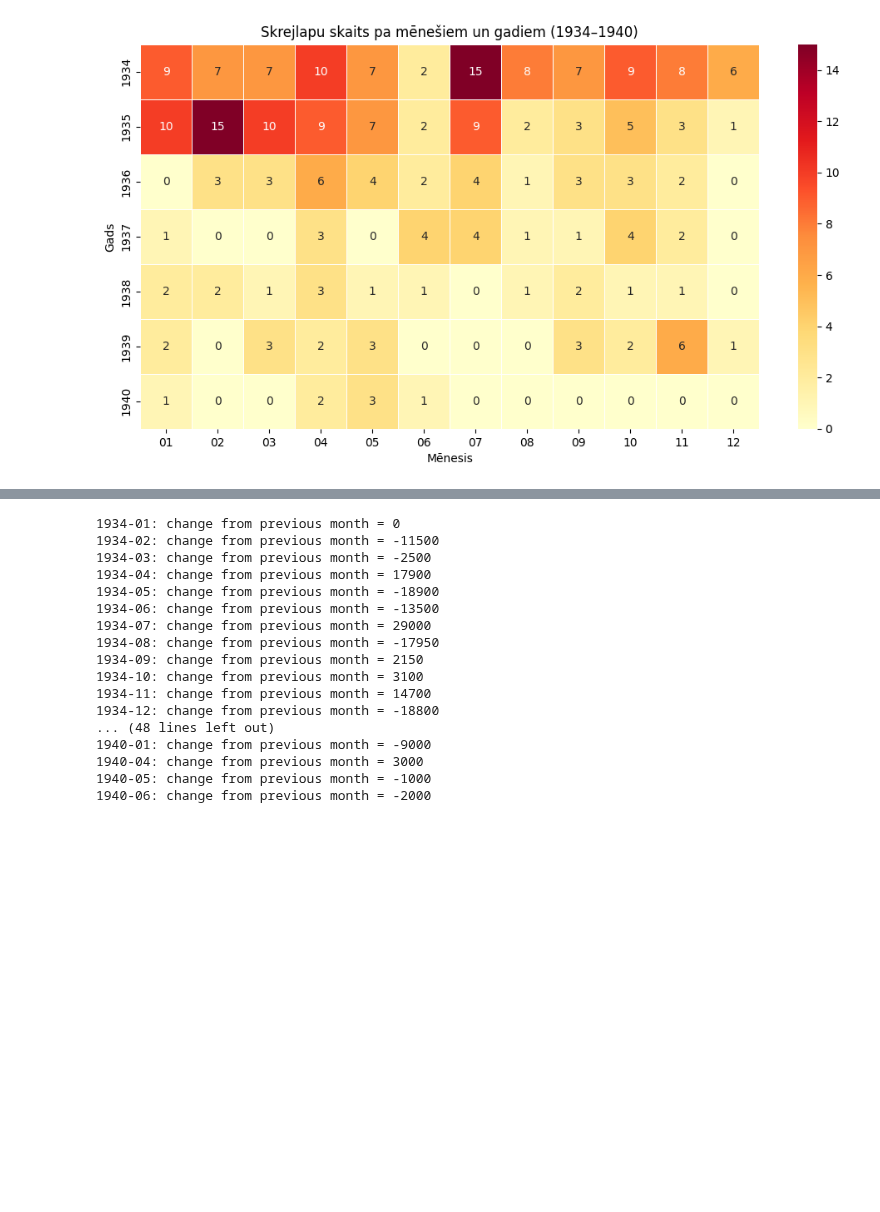
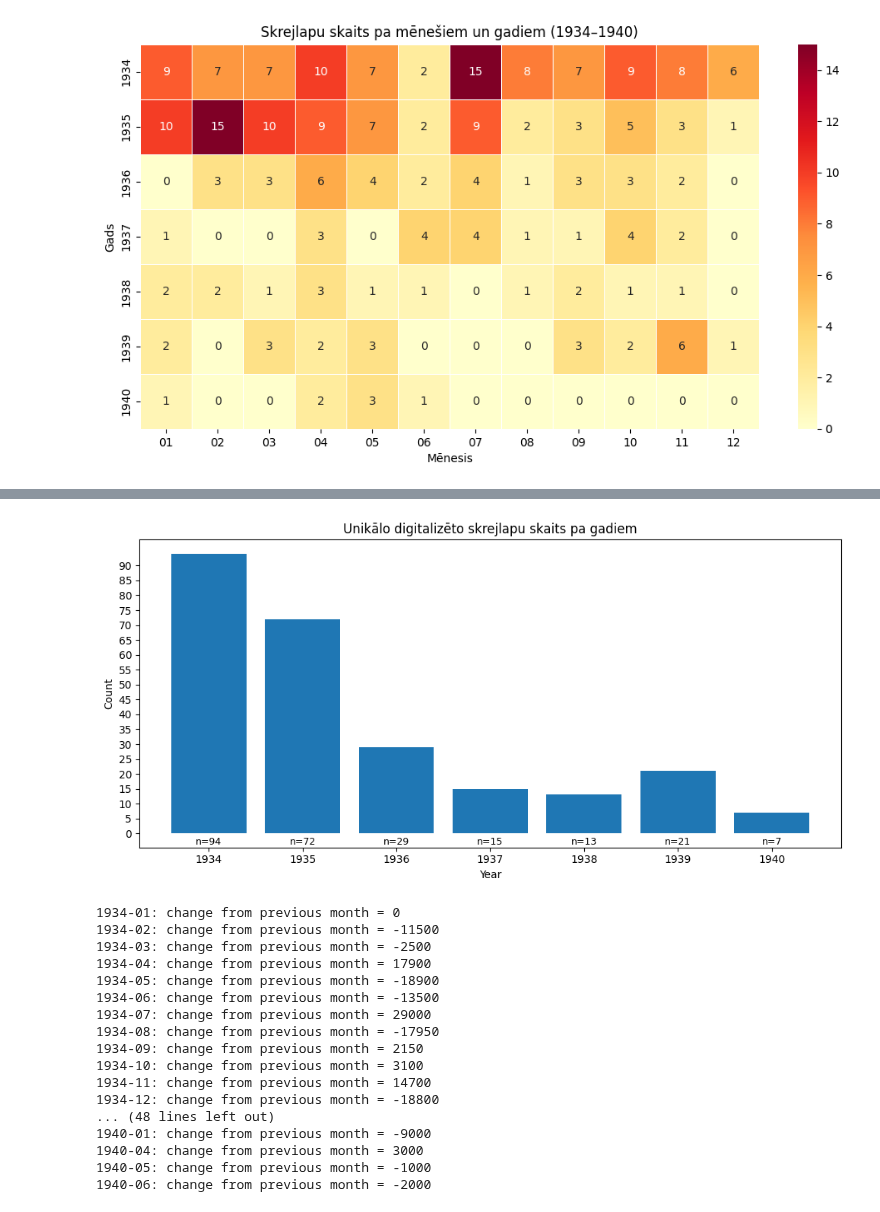
Before and after one commit to Vladusty/latvian-communist-leaflet-corpus-1934-1940, a Jupyter notebook: notebooks/leaflet_print_run_analysis_notebook/leaflet_print_run_analysis_1934_1940.ipynb, the cells around one changed output, grey strips where cells are left out. Cells and saved outputs as stored; diff of their text form; code cells hidden in the pictures; blank space fills up the shorter version.

```diff
--- a/notebooks/leaflet_print_run_analysis_notebook/leaflet_print_run_analysis_1934_1940.ipynb
+++ b/notebooks/leaflet_print_run_analysis_notebook/leaflet_print_run_analysis_1934_1940.ipynb
@@ -261,12 +261,11 @@ df = pd.DataFrame(leaflet_data)
 if df.empty:
     raise SystemExit("No leaflet data could be parsed from filenames to create DataFrame with 'id' and 'date' columns.")
 
-# === 1) УЧЁТ УНИКАЛЬНЫХ ЛИСТОВОК (197a и 197b → одна) ===
 
 def normalize_id(id_value):
     """
-    Превращает '197a' и '197b' в '197', чтобы считать их как один документ.
-    Все остальные ID остаются без изменений.
+    Returns '197a' and '197b' as '197' to count them as single document.
+    All others return the same.
     """
     # This regex matches digits in the ID (e.g., 'n197a' -> '197', 'n251' -> '251')
     match = re.search(r'(\d+)', id_value)
@@ -288,7 +287,7 @@ leaflet_counts = defaultdict(int)
 for _, row in df.iterrows():
     date_str = row["date"]
 
-    # Обработка дат вида YYYY-MM-DD или YYYY-MM
+
     parts = date_str.split("-")
     year = int(parts[0])
     # Check if month part exists before trying to convert to int
@@ -318,9 +317,9 @@ plt.figure(figsize=(12, 6))
 
 sns.heatmap(
     df_monthly_leaflets,
-    annot=True,        # показывать числа в ячейках
+    annot=True,
     fmt="g",
-    cmap="YlOrRd",     # как в примере с tirāžām
+    cmap="YlOrRd",
     linewidths=0.5
 )
 
@@ -362,0 +343,66 @@ plt.show()
+# %%
+import matplotlib.pyplot as plt
+import numpy as np
+
+# Extract year as integer from date string
+df["year"] = df["date"].str[:4].astype(int)
+
+# For each normalized ID choose one canonical year (earliest year it appears)
+id_year_min = (
+    df.groupby("id_normalized")["year"]
+      .min()
+      .reset_index(name="year_canonical")
+)
+
+# Count unique leaflets per canonical year
+leaflets_per_year = (
+    id_year_min.groupby("year_canonical")["id_normalized"]
+               .size()
+               .sort_index()
+)
+
+# Sanity checks
+print("Total unique normalized IDs:", df["id_normalized"].nunique())
+print("Sum over years (should match):", leaflets_per_year.sum(), "\n")
+
+# -------- PRINT leaflet count per year --------
+print("Leaflet counts per year:")
+for year, count in leaflets_per_year.items():
+    print(f"{year}: {count}")
+print()  # empty line
+
+# -------- Plot histogram with labels under bars --------
+plt.figure(figsize=(10, 5))
+x = np.arange(len(leaflets_per_year))
+heights = leaflets_per_year.values
+
+plt.bar(x, heights)
+
+# (excluding the same 198a 198b -> 198)
+plt.title("Unikālo digitalizēto skrejlapu skaits pa gadiem")
+plt.xlabel("Year")
+plt.ylabel("Count")
+
+plt.xticks(x, leaflets_per_year.index.astype(str))
+
+max_y = heights.max()
+plt.yticks(np.arange(0, max_y + 1, 5))
+
+# Shift bottom to place n=... under bars
+bottom = -max_y * 0.05
+plt.ylim(bottom=bottom)
+
+# Add n= labels under each bar
+for i, cnt in enumerate(heights):
+    plt.text(
+        i,
+        bottom + max_y * 0.001,  # small offset from the bottom
+        f"n={cnt}",
+        ha="center",
+        va="bottom",
+        fontsize=9
+    )
+
+plt.tight_layout()
+plt.show()
+# %% [output]
@@ -363,3 +420,4 @@ plt.show()
+[figure, added]
 # %%
 #@title 11) Month-to-month change
 sorted_months = sorted(monthly_totals.keys(), key=ym_sort_key)
```
Also changed, not shown: parts of 3 cells of this notebook.
